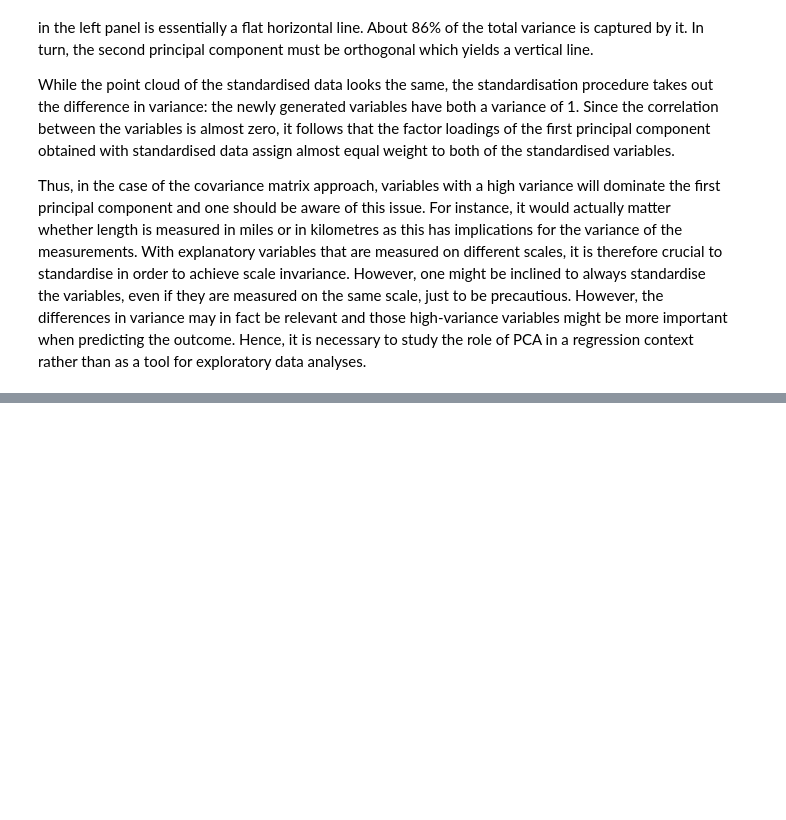
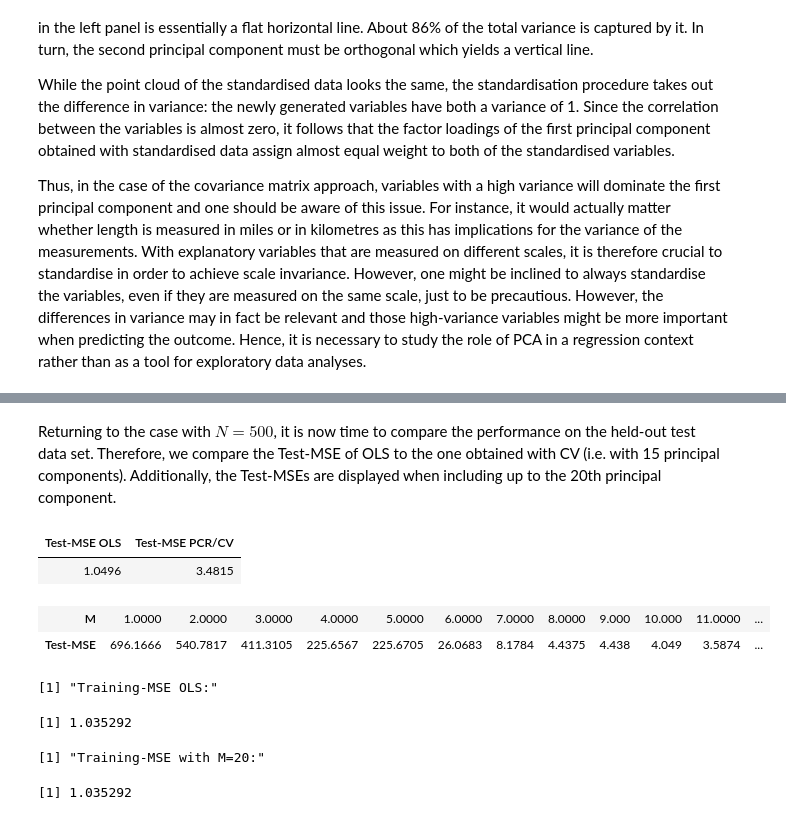
Before and after one commit to marclipfert/compstat_project, a Jupyter notebook: CompStat_Project_Lipfert.ipynb, the cells around one changed output, grey strips where cells are left out. Drawn from its saved outputs; the diff is of its cells as text; code cells hidden in the pictures; blank space fills up the shorter version.

```diff
--- a/CompStat_Project_Lipfert.ipynb
+++ b/CompStat_Project_Lipfert.ipynb
@@ -601,0 +594,43 @@ Test MSE of the package is implausibly high. Test MSE of my PCR is higher than O
+# %% [markdown]
+Returning to the case with $N = 500$, it is now time to compare the performance on the held-out test data set. Therefore, we compare the Test-MSE of OLS to the one obtained with CV (i.e. with 15 principal components). Additionally, the Test-MSEs are displayed when including up to the 20th principal component.
+# %%
+# OLS
+X_t <- cbind(rep(1, nrow(X$X_train)), X$X_train)
+beta_ols <- solve(t(X_t) %*% X_t) %*% t(X_t) %*% y_train
+mse_train_ols <- mean((cbind(rep(1, nrow(X$X_train)), X$X_train) %*% beta_ols - y_train)**2)
+mse_test_ols <- mean((cbind(rep(1, nrow(X$X_test)), X$X_test) %*% beta_ols - y_test)**2)
+
+# PCR with 15 PCs (CV solution)
+Z <- cbind(rep(1, nrow(X$X_test)),X_test_d  %*% pcr$cv_vectors)
+mse_test_pcrCV <- mean((Z %*% pcr$beta_hat - y_test) ** 2)
+
+res1 <- matrix(c(mse_test_ols, mse_test_pcrCV), nrow = 1)
+colnames(res1) <- c("Test-MSE OLS", "Test-MSE PCR/CV")
+
+# Test MSEs for M= 1 , ..., 20
+mse_m <- matrix(NA, ncol=20, nrow=2)
+for (m in 1:20) {
+    pcr_m <- pcr_comp(X = X_train_d, Y=y_train, M=m)
+    Z <- cbind(rep(1, nrow(X$X_test)),X_test_d  %*% pcr_m$vectors)
+    mse_m[1, m] <- m
+    mse_m[2, m] <- mean((Z %*% pcr_m$beta_hat - y_test) ** 2)
+}
+
+rownames(mse_m) <- c("M", "Test-MSE")
+
+round(res1, 4)
+round(mse_m, 4)
+
+print("Training-MSE OLS:")
+mse_train_ols
+print("Training-MSE with M=20:")
+pcr_comp(X = X_train_d, Y=y_train, M=20)$mse_train
+# %% [output]
+| Test-MSE OLS | Test-MSE PCR/CV |
+| 1.0496 | 3.4815 |
+| M | 1.0000 | 2.0000 | 3.0000 | 4.0000 | 5.0000 | 6.0000 | 7.0000 | 8.0000 | 9.000 | 10.000 | 11.0000 | ... |
+| Test-MSE | 696.1666 | 540.7817 | 411.3105 | 225.6567 | 225.6705 | 26.0683 | 8.1784 | 4.4375 | 4.438 | 4.049 | 3.5874 | ... |
+[1] "Training-MSE OLS:"
+[1] 1.035292
+[1] "Training-MSE with M=20:"
+[1] 1.035292
```
Also changed, not shown: parts of 45 cells of this notebook, 1 other file.
